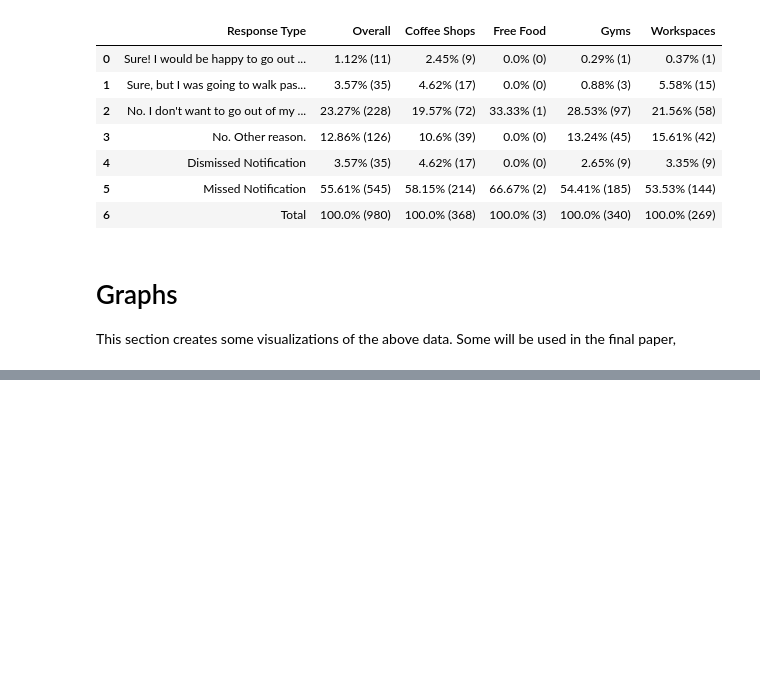
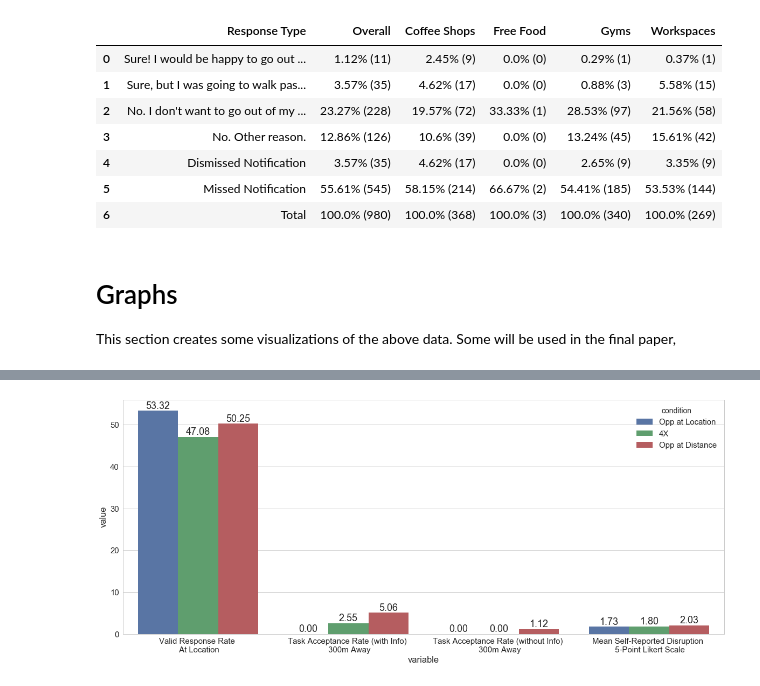
Before and after one commit to NUDelta/les-study-analysis, a Jupyter notebook: w2018/4X-study-dashboard.ipynb, the cells around one changed output, grey strips where cells are left out. Saved outputs shown, nothing was run; the diff lists cells and outputs as text; code cells hidden in the pictures; blank space fills up the shorter version.

```diff
--- a/w2018/4X-study-dashboard.ipynb
+++ b/w2018/4X-study-dashboard.ipynb
@@ -744,7 +745,7 @@ def compute_count_prop_overall(data, response_col):
     Computes and returns a DataFrame with counts and proportions of responses.
 
     Input:
-        data (DataFrame): must include columns for locationType and remappedResponses to aggregate on
+        data (DataFrame): must include column for response_col to aggregate on
         response_col (string): response to aggregate (e.g. remappedResponses, emaResponse)
 
     Output:
@@ -995,8 +1107,8 @@ atloc_opp_loc_count_prop_byloc
 |  | Missed Notification | 50 | 27.472527 |
 |  | Valid Response | 118 | 64.835165 |
 # %%
-atloc_opp_dist_info_count_prop_overall = compute_count_prop_overall(atloc_opp_loc, 'remappedResponses')
-atloc_opp_dist_info_count_prop_overall
+atloc_opp_loc_count_prop_overall = compute_count_prop_overall(atloc_opp_loc, 'remappedResponses')
+atloc_opp_loc_count_prop_overall
 # %% [output]
 |  | remappedResponses | count | percentage |
 | 0 | "I don't know" Response | 63 | 11.954459 |
@@ -1240,0 +1473,12 @@ This section creates some visualizations of the above data. Some will be used in
+# %%
+fig = plt.subplots(figsize=(20, 8))
+ax = sns.barplot(x='variable', y='value', hue='condition', data=combined_plot_df,
+                 hue_order=['Opp at Location', '4X', 'Opp at Distance'])
+for p in ax.patches:
+    height = p.get_height()
+    if math.isnan(height):
+        height = 0
+
+    ax.text(p.get_x() + p.get_width() /2., height + 0.5, '{:1.2f}'.format(height), ha="center")
+# %% [output]
+[figure, added]
```
Also changed, not shown: parts of 18 cells of this notebook.
